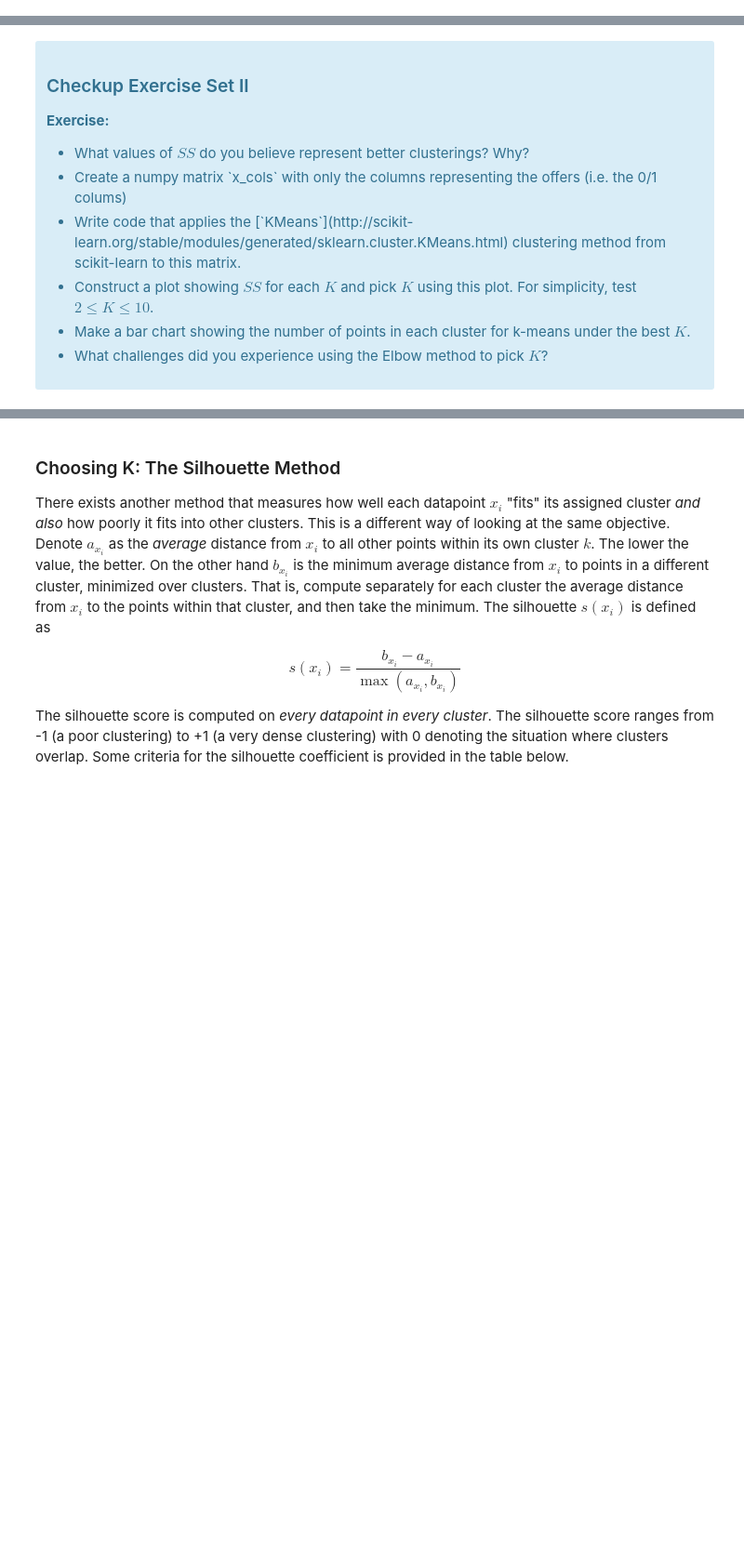
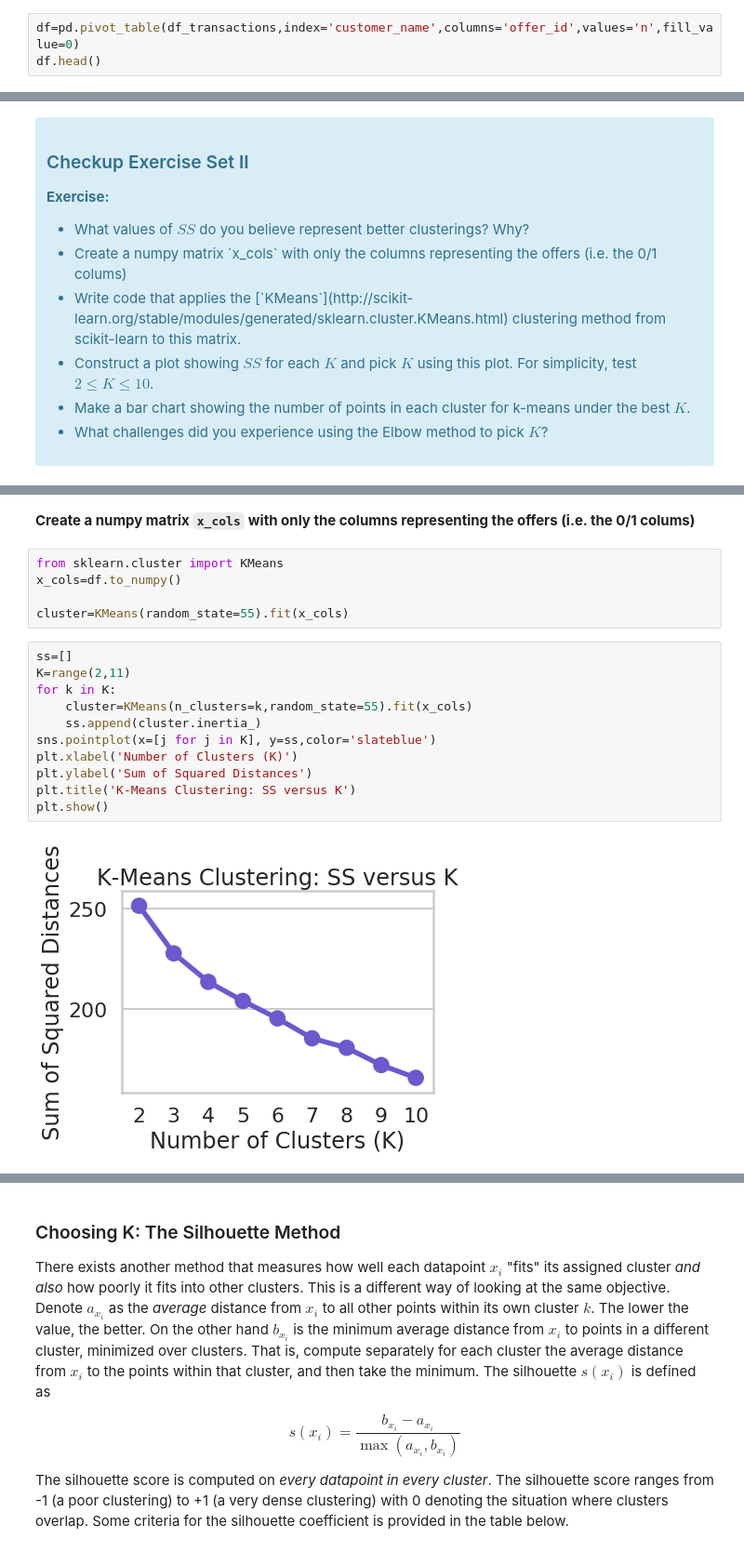
Before and after one commit to shabnami/Data-Science, a Jupyter notebook: clustering/Mini_Project_Clustering.ipynb, the cells around one changed output, grey strips where cells are left out. Shown at 93% size. Drawn from its saved outputs; the diff is of its cells as text; blank space fills up the shorter version.

```diff
--- a/clustering/Mini_Project_Clustering.ipynb
+++ b/clustering/Mini_Project_Clustering.ipynb
@@ -62,0 +61,3 @@ The first thing we need is a way to compare customers. To do this, we're going t
+# %%
+df=pd.pivot_table(df_transactions,index='customer_name',columns='offer_id',values='n',fill_value=0)
+df.head()
@@ -90,0 +103,20 @@ where $x_i$ is a point, $C_k$ represents cluster $k$ and $\mu_k$ is the centroid
+# %% [markdown]
+<b>Create a numpy matrix `x_cols` with only the columns representing the offers (i.e. the 0/1 colums)
+# %%
+from sklearn.cluster import KMeans
+x_cols=df.to_numpy()
+
+cluster=KMeans(random_state=55).fit(x_cols)
+# %%
+ss=[]
+K=range(2,11)
+for k in K:
+    cluster=KMeans(n_clusters=k,random_state=55).fit(x_cols)
+    ss.append(cluster.inertia_)
+sns.pointplot(x=[j for j in K], y=ss,color='slateblue')
+plt.xlabel('Number of Clusters (K)')
+plt.ylabel('Sum of Squared Distances')
+plt.title('K-Means Clustering: SS versus K')
+plt.show()
+# %% [output]
+[figure, added]
```
Also changed, not shown: parts of 22 cells of this notebook.
